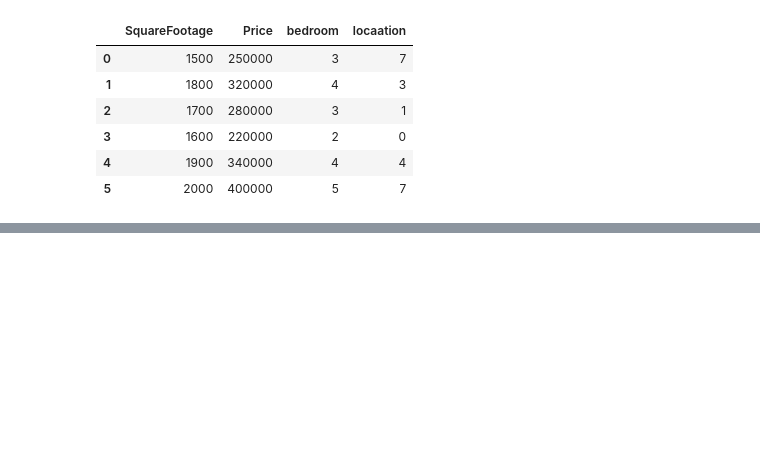
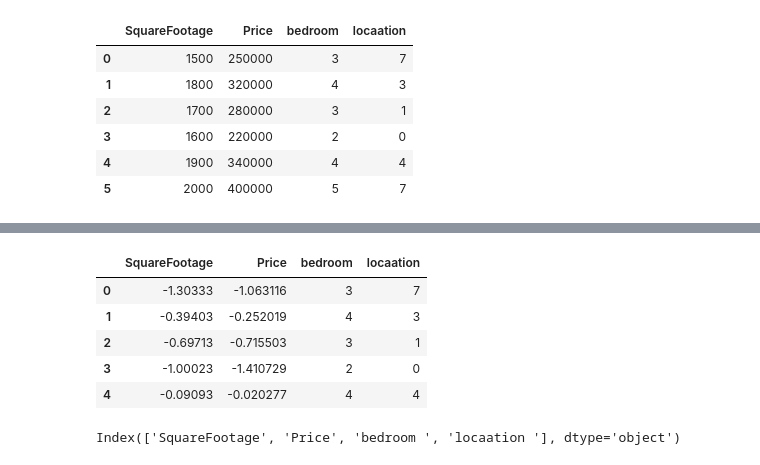
Before and after one commit to vaseem-20/Artificial-Intelligence, a Jupyter notebook: Multi linear reggression.ipynb, the cells around one changed output, grey strips where cells are left out. Cells and saved outputs as stored; diff of their text form; code cells hidden in the pictures; blank space fills up the shorter version.

```diff
--- a/Multi linear reggression.ipynb
+++ b/Multi linear reggression.ipynb
@@ -219,0 +229,4 @@ df.head(6)
+# %%
+scaler = StandardScaler()
+# %%
+scaler.fit_transform(df[['SquareFootage','Price']])
@@ -219,0 +263,10 @@ df.head(6)
+# %%
+df[['SquareFootage','Price']] = scaler.fit_transform(df[['SquareFootage','Price']])
+df.head(5)
+# %% [output]
+|  | SquareFootage | Price | bedroom | locaation |
+| 0 | -1.30333 | -1.063116 | 3 | 7 |
+| 1 | -0.39403 | -0.252019 | 4 | 3 |
+| 2 | -0.69713 | -0.715503 | 3 | 1 |
+| 3 | -1.00023 | -1.410729 | 2 | 0 |
+| 4 | -0.09093 | -0.020277 | 4 | 4 |
@@ -219,0 +275,4 @@ df.head(6)
+# %%
+df.columns
+# %% [output]
+Index(['SquareFootage', 'Price', 'bedroom ', 'locaation '], dtype='object')
```
Also changed, not shown: parts of 30 cells of this notebook.
